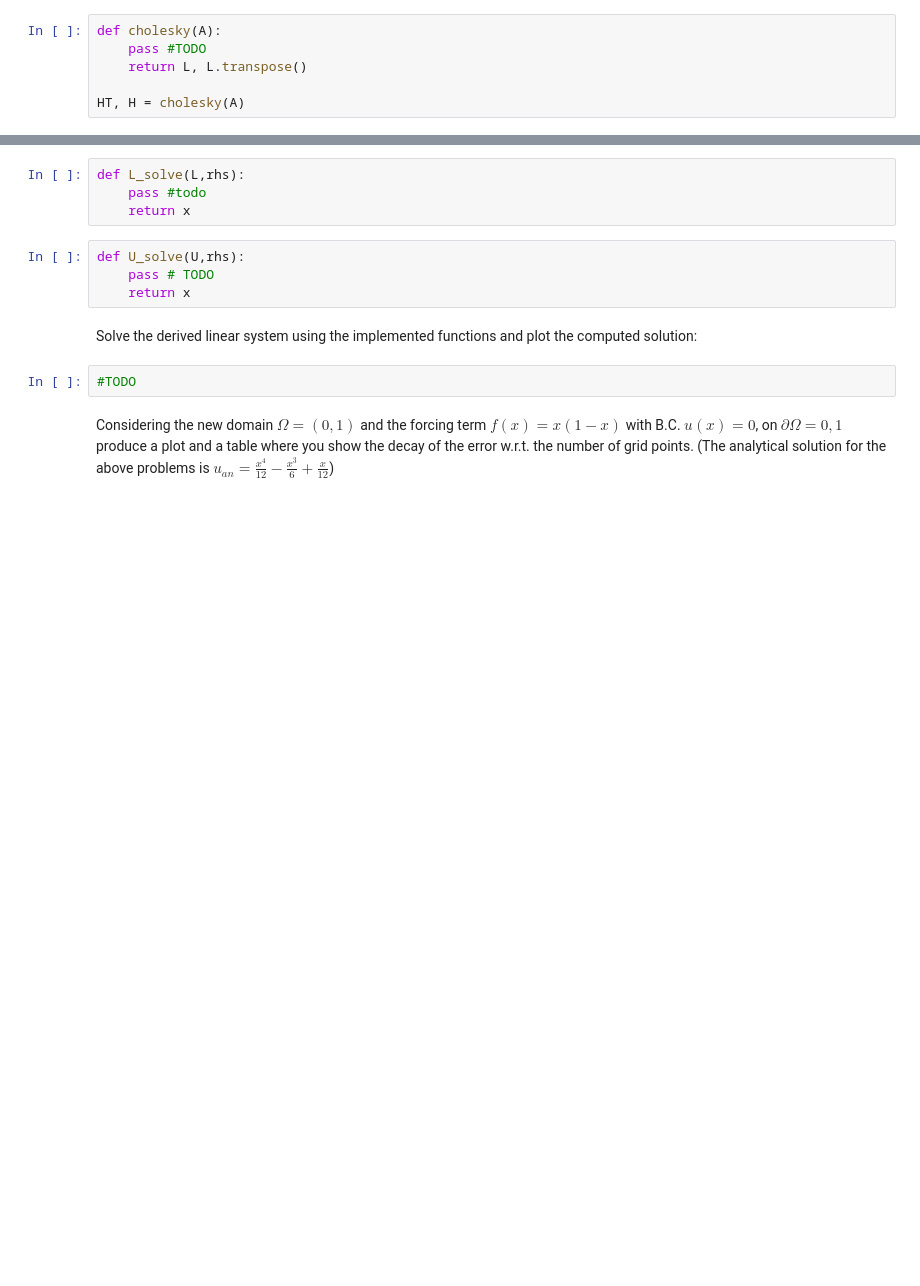
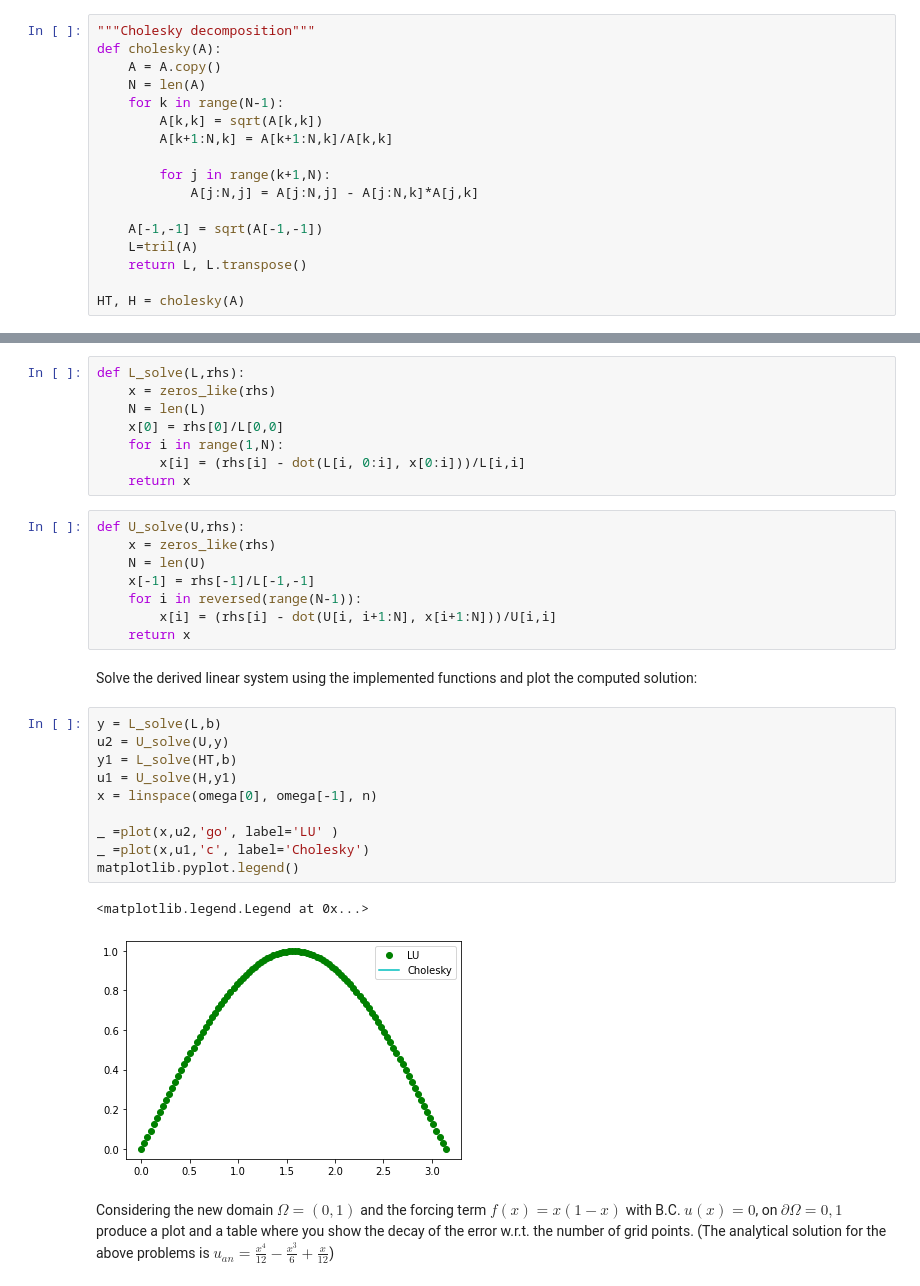
Before and after one commit to hasanictp/numerical-analysis-2021-2022, a Jupyter notebook: FinalProject_2021_2022.ipynb, the cells around one changed output, grey strips where cells are left out. Saved outputs shown, nothing was run; the diff lists cells and outputs as text; blank space fills up the shorter version.

```diff
--- a/FinalProject_2021_2022.ipynb
+++ b/FinalProject_2021_2022.ipynb
@@ -64,8 +79,19 @@ def LU(A):
 
 L, U = LU(A)
 # %%
+"""Cholesky decomposition"""
 def cholesky(A):
-    pass #TODO
+    A = A.copy()
+    N = len(A)
+    for k in range(N-1):
+        A[k,k] = sqrt(A[k,k])
+        A[k+1:N,k] = A[k+1:N,k]/A[k,k]
+
+        for j in range(k+1,N):
+            A[j:N,j] = A[j:N,j] - A[j:N,k]*A[j,k]
+
+    A[-1,-1] = sqrt(A[-1,-1])
+    L=tril(A)
     return L, L.transpose()
 
 HT, H = cholesky(A)
@@ -73,16 +99,35 @@ HT, H = cholesky(A)
 Implement forward and backward substitution functions to exploit the developed factorization methods to solve the derived linear system of equations.
 # %%
 def L_solve(L,rhs):
-    pass #todo
+    x = zeros_like(rhs)
+    N = len(L)
+    x[0] = rhs[0]/L[0,0]
+    for i in range(1,N):
+        x[i] = (rhs[i] - dot(L[i, 0:i], x[0:i]))/L[i,i]
     return x
 # %%
 def U_solve(U,rhs):
-    pass # TODO
+    x = zeros_like(rhs)
+    N = len(U)
+    x[-1] = rhs[-1]/L[-1,-1]
+    for i in reversed(range(N-1)):
+        x[i] = (rhs[i] - dot(U[i, i+1:N], x[i+1:N]))/U[i,i]
     return x
 # %% [markdown]
 Solve the derived linear system using the implemented functions and plot the computed solution:
 # %%
-#TODO
+y = L_solve(L,b)
+u2 = U_solve(U,y)
+y1 = L_solve(HT,b)
+u1 = U_solve(H,y1)
+x = linspace(omega[0], omega[-1], n)
+
+_ =plot(x,u2,'go', label='LU' )
+_ =plot(x,u1,'c', label='Cholesky')
+matplotlib.pyplot.legend()
+# %% [output]
+<matplotlib.legend.Legend at 0x...>
+[figure, added]
 # %% [markdown]
 Considering the new domain $\Omega = (0,1)$ and the forcing term $f(x) = x(1-x)$ with B.C. $u(x) = 0$, on $\partial \Omega = {0,1}$ produce a plot and a table where you show the decay of the error w.r.t. the number of grid points.
 (The analytical solution for the above problems is $u_{an} = \frac{x^4}{12} - \frac{x^3}{6} + \frac{x}{12}$)
```
Also changed, not shown: parts of 8 cells of this notebook.
